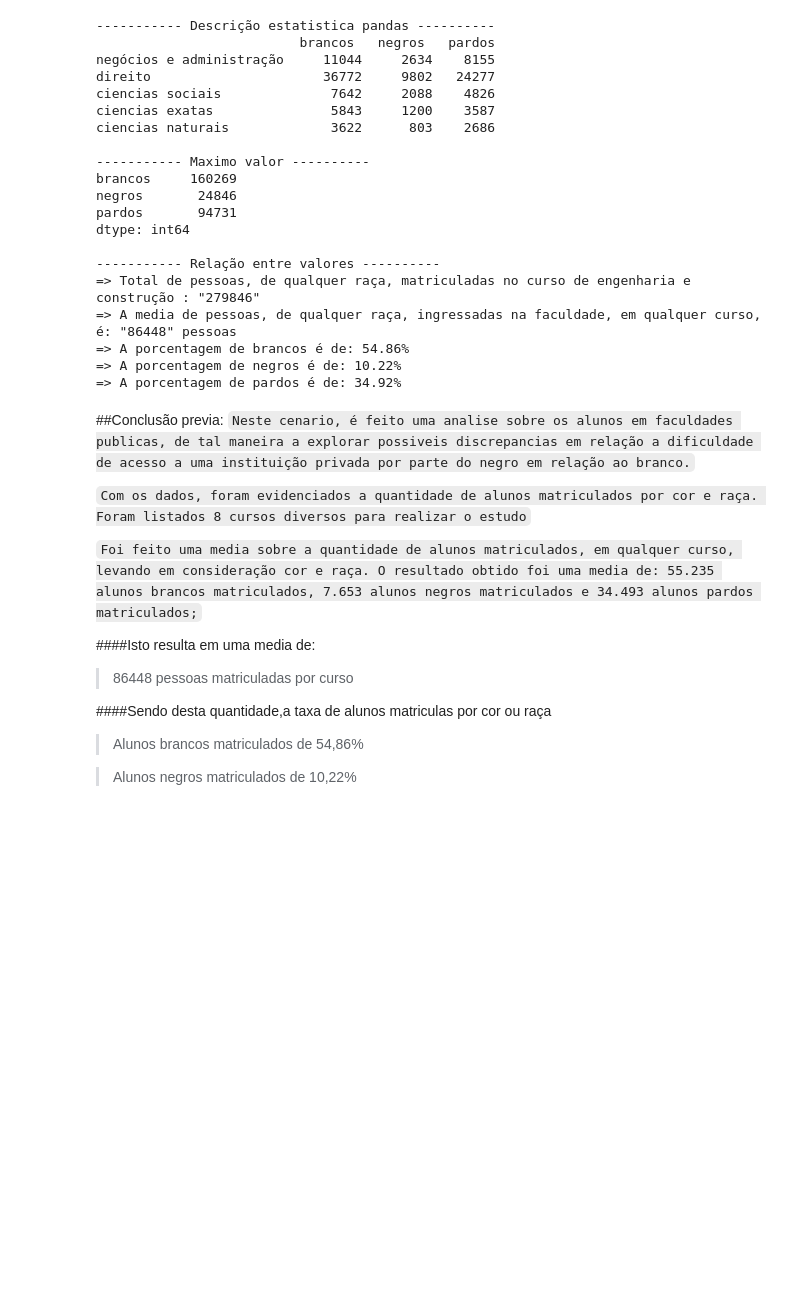
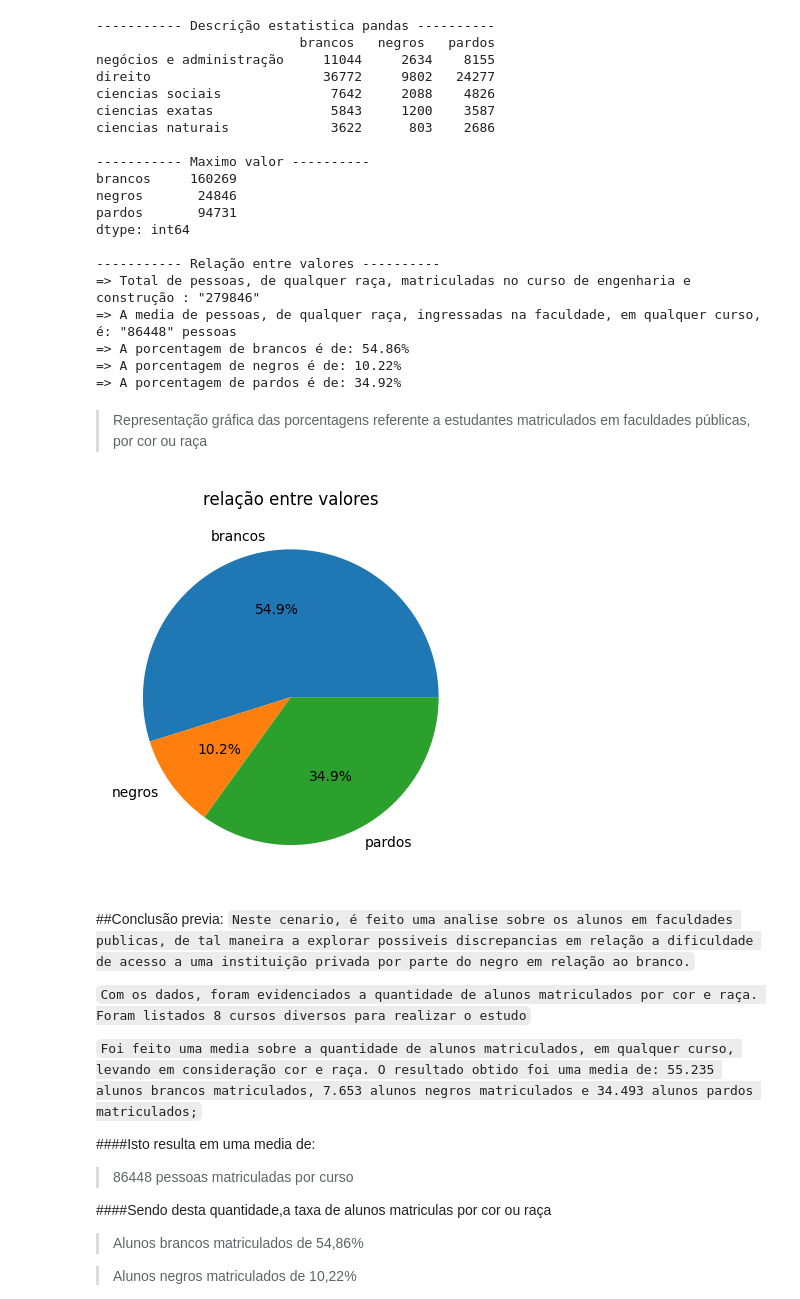
Before and after one commit to rootProject1/Main-Project, a Jupyter notebook: Dificuldade_de_acesso_a__educação_e_mercado_de_trabalho_pelos_negros_no_brasil_em_2021.ipynb, the cells around one changed output. Cells and saved outputs as stored; diff of their text form; code cells hidden in the pictures; blank space fills up the shorter version.

```diff
--- a/Dificuldade_de_acesso_a__educação_e_mercado_de_trabalho_pelos_negros_no_brasil_em_2021.ipynb
+++ b/Dificuldade_de_acesso_a__educação_e_mercado_de_trabalho_pelos_negros_no_brasil_em_2021.ipynb
@@ -83,3 +81,14 @@ dtype: int64
+# %% [markdown]
+> Representação gráfica das porcentagens referente a estudantes matriculados em faculdades públicas, por cor ou raça
+# %%
+racas = ["brancos", "negros", "pardos"]
+porcent = [54.86, 10.22, 34.92]
+
+plt.pie(porcent, labels=racas, autopct='%1.1f%%')
+plt.title('relação entre valores')
+plt.show()
+# %% [output]
+[figure, added]
 # %% [markdown]
 ##Conclusão previa:
 `Neste cenario, é feito uma analise sobre os alunos em faculdades publicas, de tal maneira a explorar possiveis discrepancias em relação a dificuldade de acesso a uma instituição privada por parte do negro em relação ao branco.`
```
Also changed, not shown: parts of 10 cells of this notebook, 1 other file.
